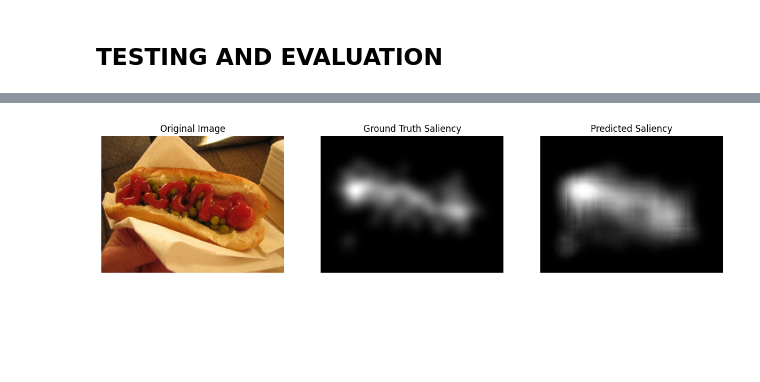
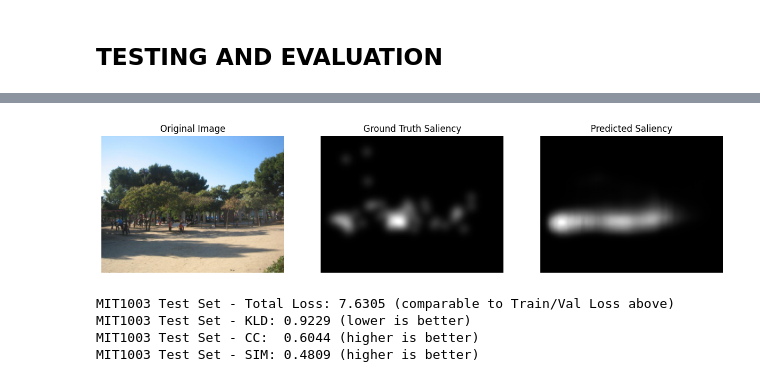
Before and after one commit to SebastianoColombini/NN_DL_project, a Jupyter notebook: v1.1.ipynb, the cells around one changed output, grey strips where cells are left out. Saved outputs shown, nothing was run; the diff lists cells and outputs as text; code cells hidden in the pictures; blank space fills up the shorter version.

Commit message:
test set implementato

```diff
--- a/v1.1.ipynb
+++ b/v1.1.ipynb
@@ -726,33 +733,33 @@ plt.show()
 # %%
 with torch.no_grad():
-    img_idx = 3
+    img_idx = 1
 
     # first element of the last image batch
     sample_img = image_batch[img_idx].cpu()
     sample_gt = saliency_map_batch[img_idx].cpu()
     sample_pred = final_saliency_map[img_idx].cpu()
 
     # Unnormalize image for visualization (assuming ToTensor() was used)
     img_display = sample_img.permute(1, 2, 0).numpy()
     gt_display = sample_gt.squeeze().numpy()
     pred_display = sample_pred.squeeze().numpy()
 
     fig, axes = plt.subplots(1, 3, figsize=(15, 5))
     axes[0].imshow(img_display)
     axes[0].set_title('Original Image')
     axes[0].axis('off')
 
     axes[1].imshow(gt_display, cmap='gray')
     axes[1].set_title('Ground Truth Saliency')
     axes[1].axis('off')
 
     axes[2].imshow(pred_display, cmap='gray')
     axes[2].set_title('Predicted Saliency')
     axes[2].axis('off')
 
     plt.show()
 # %% [output]
-[figure, old version]
+[figure, new version]
 # %%
 # Quantitative evaluation on the held-out MIT1003 test set (never seen during training)
 test_dataloader = DataLoader(test_dataset, batch_size=batch_size, shuffle=False, num_workers=4)
@@ -763,6 +770,7 @@ decoder4.eval()
 decoder5.eval()
 final.eval()
 
+total_test_loss = 0.0
 total_kld, total_cc, total_sim = 0.0, 0.0, 0.0
 n_batches = 0
 
@@ -778,15 +786,28 @@ with torch.no_grad():
         fused_input = torch.cat((saliency_3, saliency_4, saliency_5), dim=1)
         final_saliency_map = final(fused_input)
 
+        # Same total_loss used during training (deep supervision over final + 3 branches),
+        # so this number is directly comparable to train_losses_history / val_losses_history
+        loss = total_loss(final_saliency_map, saliency_3, saliency_4, saliency_5, saliency_map_batch)
+        total_test_loss += loss.item()
+
         # cc_loss/sim_loss are expressed as (1 - metric), so we undo that here to report the actual metric
         total_kld += kld_loss(final_saliency_map, saliency_map_batch).item()
         total_cc += (1 - cc_loss(final_saliency_map, saliency_map_batch)).item()
         total_sim += (1 - sim_loss(final_saliency_map, saliency_map_batch)).item()
         n_batches += 1
 
+avg_test_loss = total_test_loss / n_batches
+
+print(f"MIT1003 Test Set - Total Loss: {avg_test_loss:.4f} (comparable to Train/Val Loss above)")
 print(f"MIT1003 Test Set - KLD: {total_kld / n_batches:.4f} (lower is better)")
 print(f"MIT1003 Test Set - CC:  {total_cc / n_batches:.4f} (higher is better)")
 print(f"MIT1003 Test Set - SIM: {total_sim / n_batches:.4f} (higher is better)")
+# %% [output]
+MIT1003 Test Set - Total Loss: 7.6305 (comparable to Train/Val Loss above)
+MIT1003 Test Set - KLD: 0.9229 (lower is better)
+MIT1003 Test Set - CC:  0.6044 (higher is better)
+MIT1003 Test Set - SIM: 0.4809 (higher is better)
 # %%
 # Qualitative check on a random MIT1003 test sample (Original / Ground Truth / Predicted)
 encoder.eval()
```
Also changed, not shown: parts of 8 cells of this notebook.
